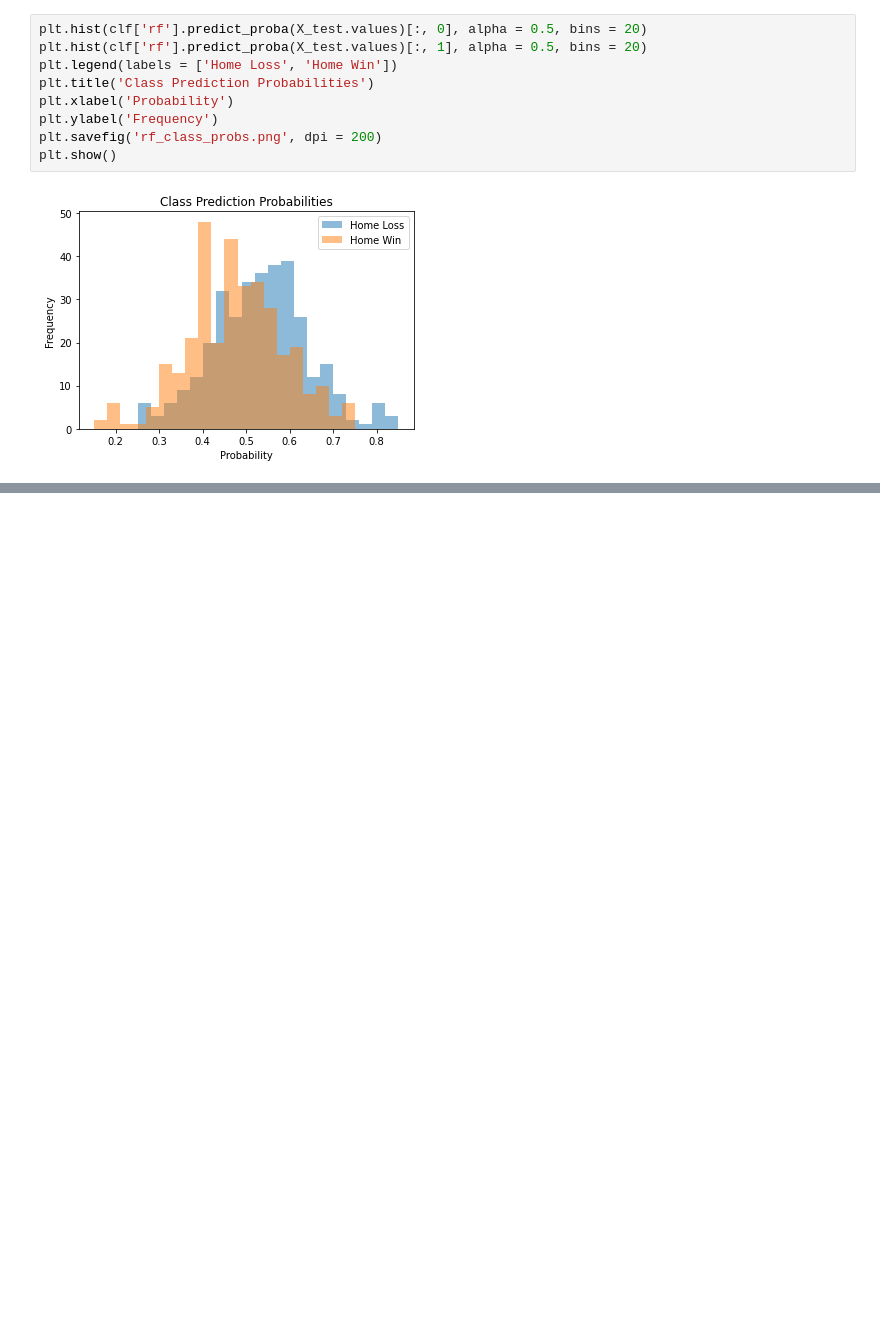
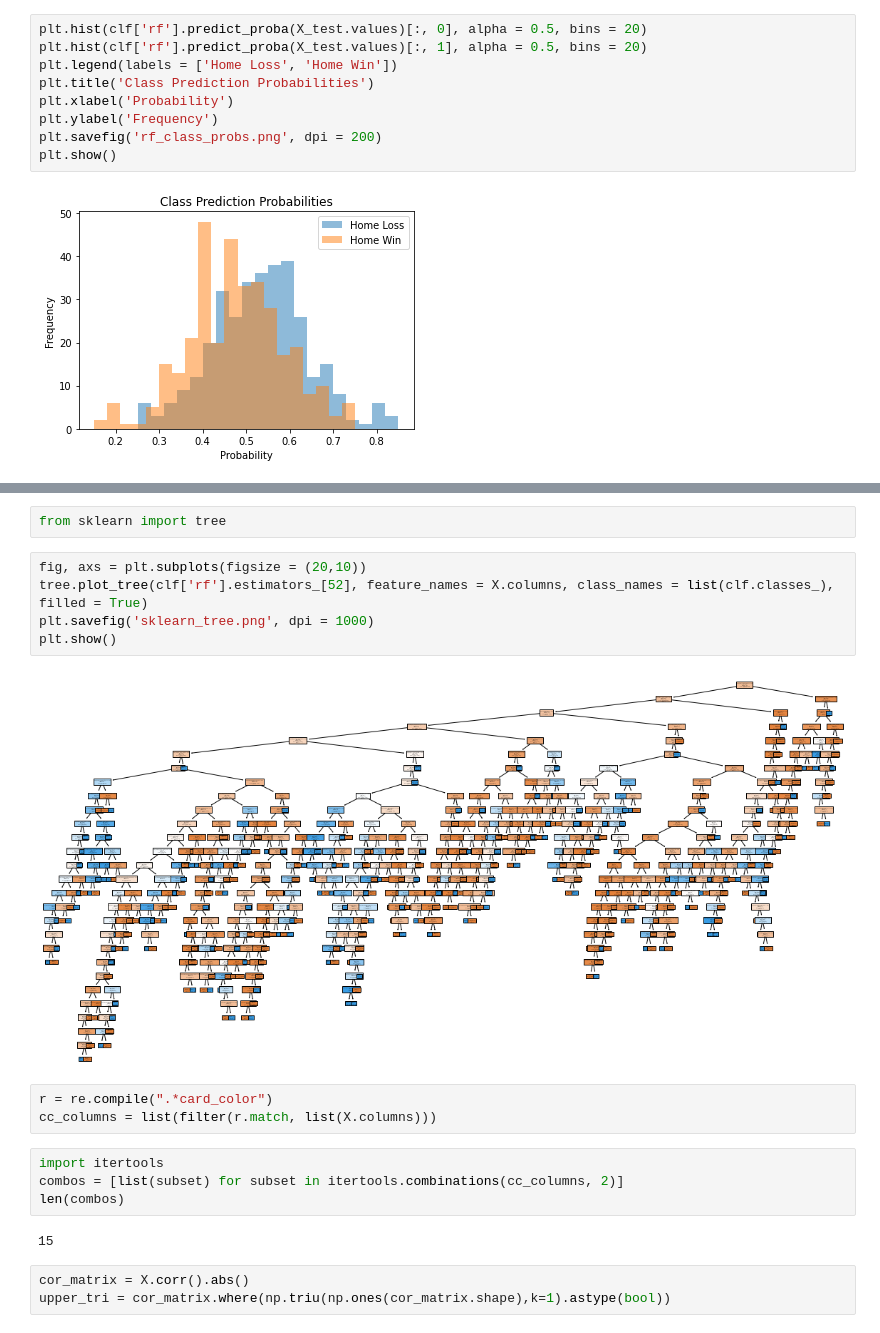
Before and after one commit to kcelebi/euro-football-officials-ML, a Jupyter notebook: pysrc/RF_final.ipynb, the cells around one changed output, grey strips where cells are left out. Cells and saved outputs as stored; diff of their text form; blank space fills up the shorter version.

```diff
--- a/pysrc/RF_final.ipynb
+++ b/pysrc/RF_final.ipynb
@@ -118,0 +115,21 @@ _ = plt.axis("tight")
+# %%
+from sklearn import tree
+# %%
+fig, axs = plt.subplots(figsize = (20,10))
+tree.plot_tree(clf['rf'].estimators_[52], feature_names = X.columns, class_names = list(clf.classes_), filled = True)
+plt.savefig('sklearn_tree.png', dpi = 1000)
+plt.show()
+# %% [output]
+[figure, added]
+# %%
+r = re.compile(".*card_color")
+cc_columns = list(filter(r.match, list(X.columns)))
+# %%
+import itertools
+combos = [list(subset) for subset in itertools.combinations(cc_columns, 2)]
+len(combos)
+# %% [output]
+15
+# %%
+cor_matrix = X.corr().abs()
+upper_tri = cor_matrix.where(np.triu(np.ones(cor_matrix.shape),k=1).astype(bool))
```
Also changed, not shown: parts of 21 cells of this notebook, 8 other files.
